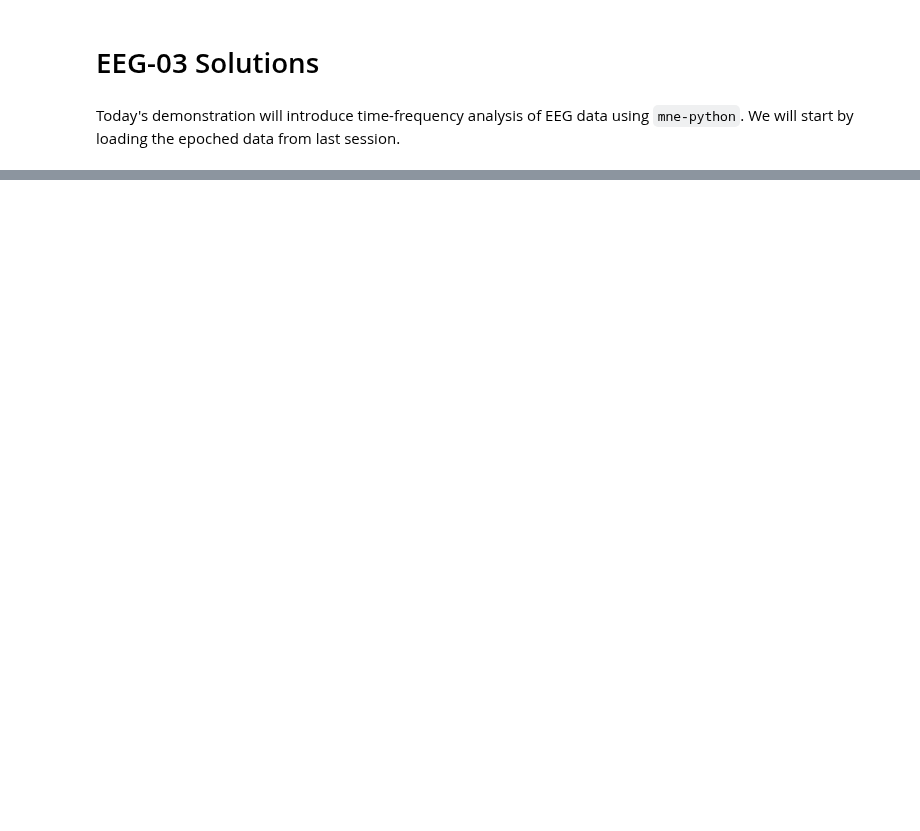
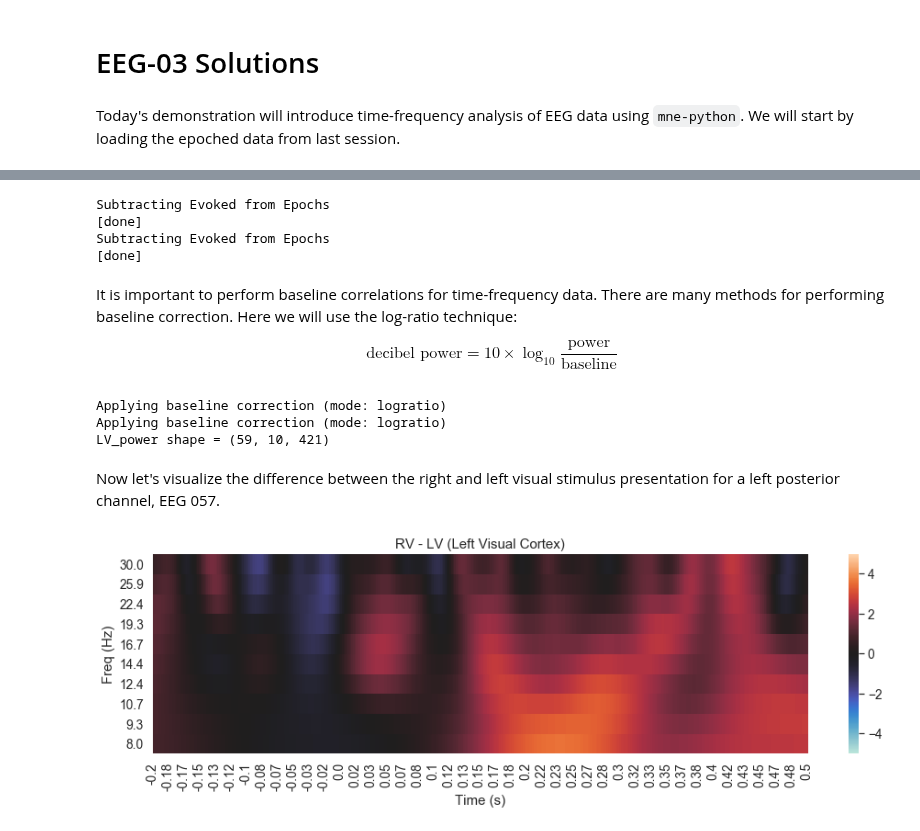
Before and after one commit to yunchang-z/neu502b-lab, a Jupyter notebook: eeg-03/eeg-03-solutions.ipynb, the cells around one changed output, grey strips where cells are left out. Drawn from its saved outputs; the diff is of its cells as text; code cells hidden in the pictures; blank space fills up the shorter version.

```diff
--- a/eeg-03/eeg-03-solutions.ipynb
+++ b/eeg-03/eeg-03-solutions.ipynb
@@ -77,0 +81,52 @@ ax.invert_yaxis()
+# %%
+from mne.time_frequency import tfr_morlet
+
+## Extract epochs.
+LV = epochs['LV'].copy()
+RV = epochs['RV'].copy()
+
+## Subtracted evoked potential
+LV = LV.subtract_evoked()
+RV = RV.subtract_evoked()
+
+## Perform time-frequency decomposition.
+LV_power = tfr_morlet(LV, freqs, n_cycles, average=True, return_itc=False, verbose=False)
+RV_power = tfr_morlet(RV, freqs, n_cycles, average=True, return_itc=False, verbose=False)
+# %% [output]
+Subtracting Evoked from Epochs
+[done]
+Subtracting Evoked from Epochs
+[done]
+# %% [markdown]
+It is important to perform baseline correlations for time-frequency data. There are many methods for performing baseline correction. Here we will use the log-ratio technique:
+
+$$ \text{decibel power} = 10 \times \log_{10}{\frac{\text{power}}{\text{baseline}}} $$
+# %%
+## Define parameters.
+baseline = (-0.150, -0.050)
+method = 'logratio'
+
+## Convert to decibels.
+LV_power = 10 * LV_power.apply_baseline(baseline, 'logratio').data
+RV_power = 10 * RV_power.apply_baseline(baseline, 'logratio').data
+print('LV_power shape =', LV_power.shape)
+# %% [output]
+Applying baseline correction (mode: logratio)
+Applying baseline correction (mode: logratio)
+LV_power shape = (59, 10, 421)
+# %% [markdown]
+Now let's visualize the difference between the right and left visual stimulus presentation for a left posterior channel, EEG 057.
+# %%
+## initialize canvas.
+fig, ax = plt.subplots(1,1,figsize=(16,4))
+
+## Compute difference.
+diff = RV_power[epochs.ch_names.index('EEG 057')] - LV_power[epochs.ch_names.index('EEG 057')]
+
+## Plotting.
+sns.heatmap(diff, center=0, vmin=-5, vmax=5, yticklabels=freqs.round(1), ax=ax)
+ax.set(xticks=np.arange(epochs.times.size)[::10], xticklabels=epochs.times[::10].round(2),
+       xlabel='Time (s)', ylabel='Freq (Hz)', title='RV - LV (Left Visual Cortex)')
+ax.invert_yaxis()
+# %% [output]
+[figure, added]
```
Also changed, not shown: parts of 16 cells of this notebook, 2 other files.
